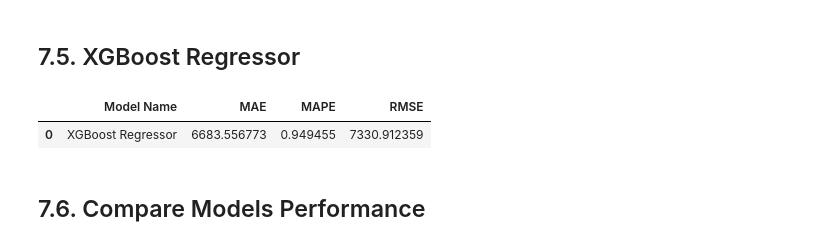
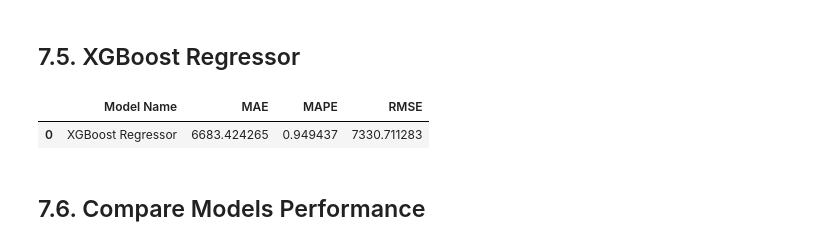
Before and after one commit to LeonardoRose/Rossman_Store_Sales_Forecast, a Jupyter notebook: m07_v02_store_sales_prediction.ipynb, the cells around one changed output. Saved outputs shown, nothing was run; the diff lists cells and outputs as text; code cells hidden in the pictures.

```diff
--- a/m07_v02_store_sales_prediction.ipynb
+++ b/m07_v02_store_sales_prediction.ipynb
@@ -1080,22 +1084,21 @@ rf_result
 # %%
 # model
 model_xgb = xgb.XGBRegressor( objective='reg:squarederror',
                               n_estimators=100,
                               eta=0.01,
-                              random_state=42,
                               max_depth=10,
                               subsample=0.7,
                               colsample_bytree=0.9).fit( x_train, y_train )
 
 # prediction
 yhat_xgb = model_xgb.predict( x_test )
 
 # perfomance
 xgb_result = ml_error( 'XGBoost Regressor', np.expm1( y_test ),  np.expm1( yhat_xgb ) )
 xgb_result
 # %% [output]
 |  | Model Name | MAE | MAPE | RMSE |
-| 0 | XGBoost Regressor | 6683.556773 | 0.949455 | 7330.912359 |
+| 0 | XGBoost Regressor | 6683.424265 | 0.949437 | 7330.711283 |
 # %% [markdown]
 ## 7.6. Compare Models Performance
 # %%
```
Also changed, not shown: parts of 48 cells of this notebook.
